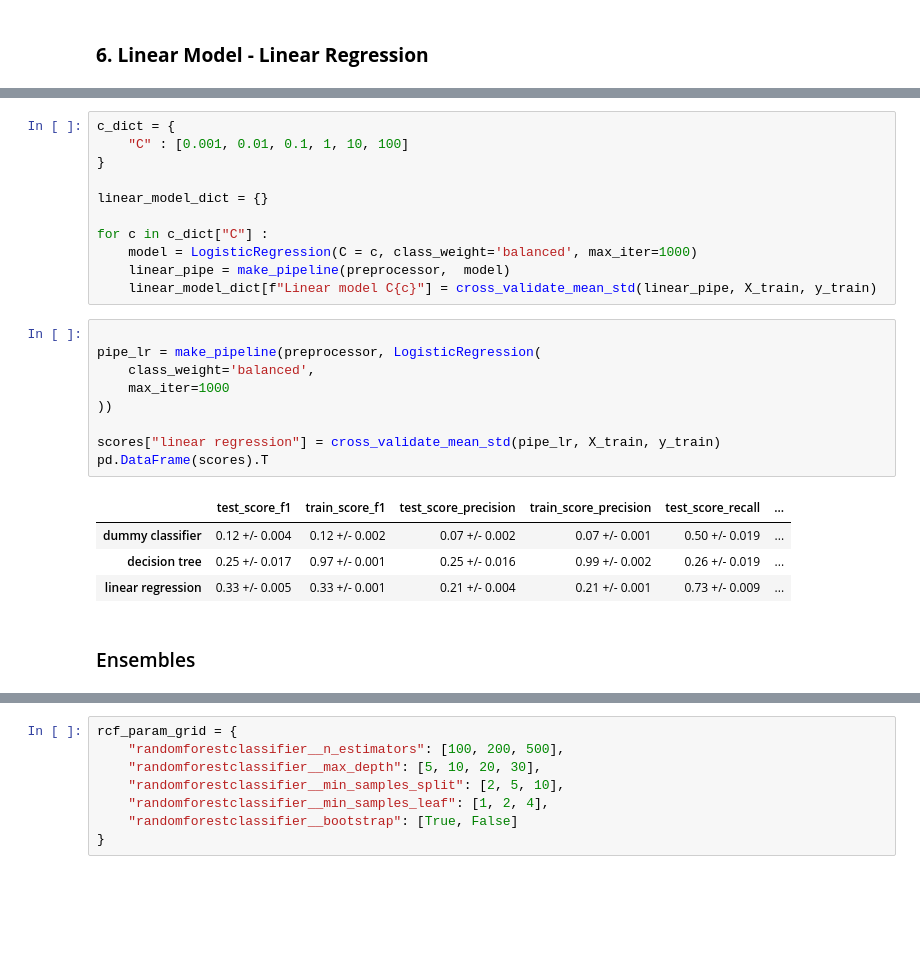
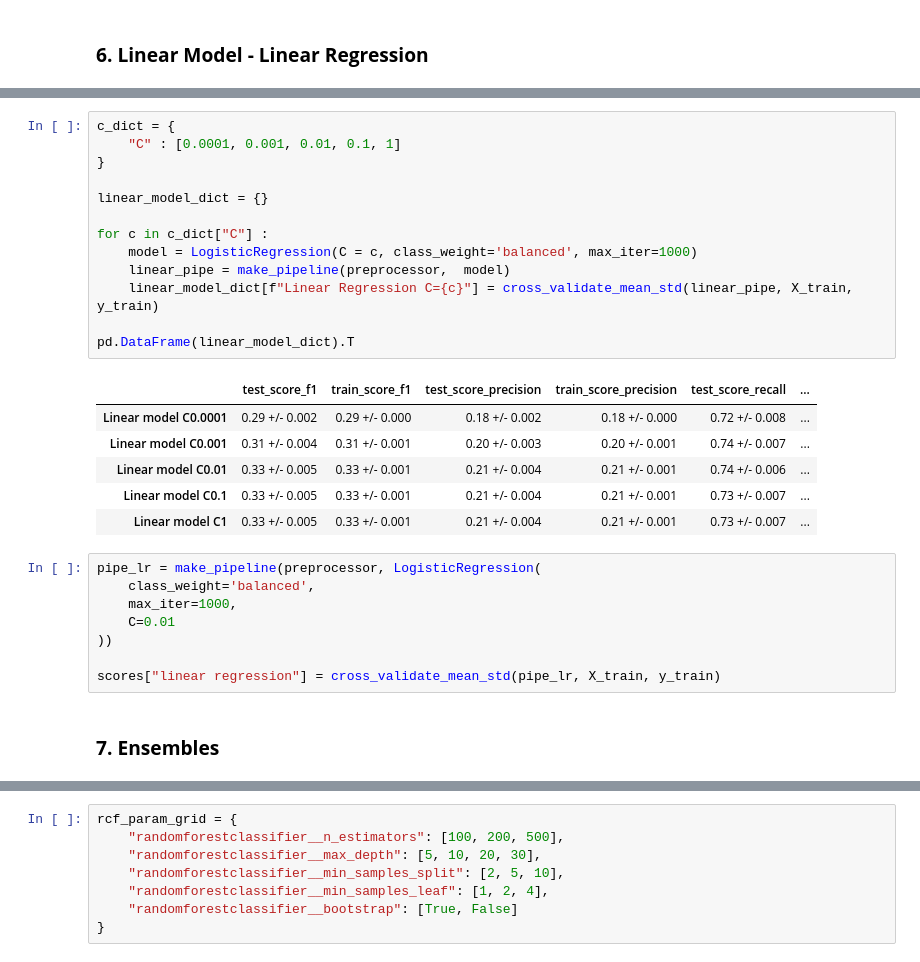
Before and after one commit to nb488/Credit-Risk-Prediction-Project, a Jupyter notebook: main.ipynb, the cells around one changed output, grey strips where cells are left out. Drawn from its saved outputs; the diff is of its cells as text; blank space fills up the shorter version.

```diff
--- a/main.ipynb
+++ b/main.ipynb
@@ -438,27 +450,30 @@ pd.DataFrame(scores).T
 # %%
 c_dict = {
-    "C" : [0.001, 0.01, 0.1, 1, 10, 100]
+    "C" : [0.0001, 0.001, 0.01, 0.1, 1]
 }
 
 linear_model_dict = {}
 
 for c in c_dict["C"] :
     model = LogisticRegression(C = c, class_weight='balanced', max_iter=1000)
     linear_pipe = make_pipeline(preprocessor,  model)
-    linear_model_dict[f"Linear model C{c}"] = cross_validate_mean_std(linear_pipe, X_train, y_train)
+    linear_model_dict[f"Linear Regression C={c}"] = cross_validate_mean_std(linear_pipe, X_train, y_train)
+
+pd.DataFrame(linear_model_dict).T
+# %% [output]
+|  | test_score_f1 | train_score_f1 | test_score_precision | train_score_precision | test_score_recall | ... |
+| Linear model C0.0001 | 0.29 +/- 0.002 | 0.29 +/- 0.000 | 0.18 +/- 0.002 | 0.18 +/- 0.000 | 0.72 +/- 0.008 | ... |
+| Linear model C0.001 | 0.31 +/- 0.004 | 0.31 +/- 0.001 | 0.20 +/- 0.003 | 0.20 +/- 0.001 | 0.74 +/- 0.007 | ... |
+| Linear model C0.01 | 0.33 +/- 0.005 | 0.33 +/- 0.001 | 0.21 +/- 0.004 | 0.21 +/- 0.001 | 0.74 +/- 0.006 | ... |
+| Linear model C0.1 | 0.33 +/- 0.005 | 0.33 +/- 0.001 | 0.21 +/- 0.004 | 0.21 +/- 0.001 | 0.73 +/- 0.007 | ... |
+| Linear model C1 | 0.33 +/- 0.005 | 0.33 +/- 0.001 | 0.21 +/- 0.004 | 0.21 +/- 0.001 | 0.73 +/- 0.007 | ... |
 # %%
-
 pipe_lr = make_pipeline(preprocessor, LogisticRegression(
     class_weight='balanced',
-    max_iter=1000
+    max_iter=1000,
+    C=0.01
 ))
 
 scores["linear regression"] = cross_validate_mean_std(pipe_lr, X_train, y_train)
-pd.DataFrame(scores).T
-# %% [output]
-|  | test_score_f1 | train_score_f1 | test_score_precision | train_score_precision | test_score_recall | ... |
-| dummy classifier | 0.12 +/- 0.004 | 0.12 +/- 0.002 | 0.07 +/- 0.002 | 0.07 +/- 0.001 | 0.50 +/- 0.019 | ... |
-| decision tree | 0.25 +/- 0.017 | 0.97 +/- 0.001 | 0.25 +/- 0.016 | 0.99 +/- 0.002 | 0.26 +/- 0.019 | ... |
-| linear regression | 0.33 +/- 0.005 | 0.33 +/- 0.001 | 0.21 +/- 0.004 | 0.21 +/- 0.001 | 0.73 +/- 0.009 | ... |
 # %% [markdown]
-### Ensembles
+### **7. Ensembles**
```
Also changed, not shown: parts of 28 cells of this notebook.
